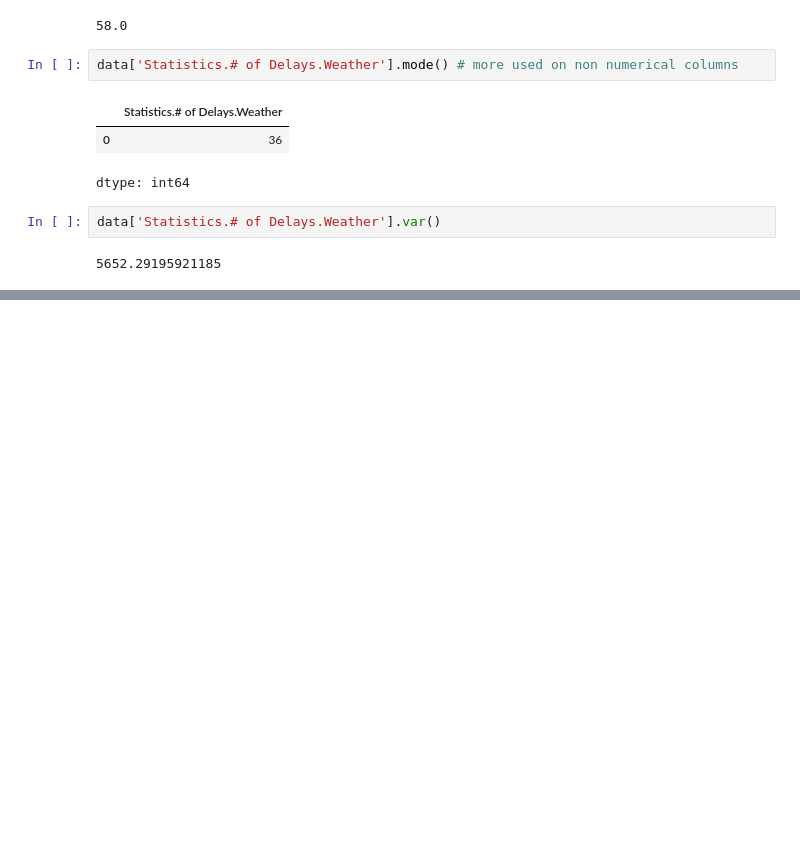
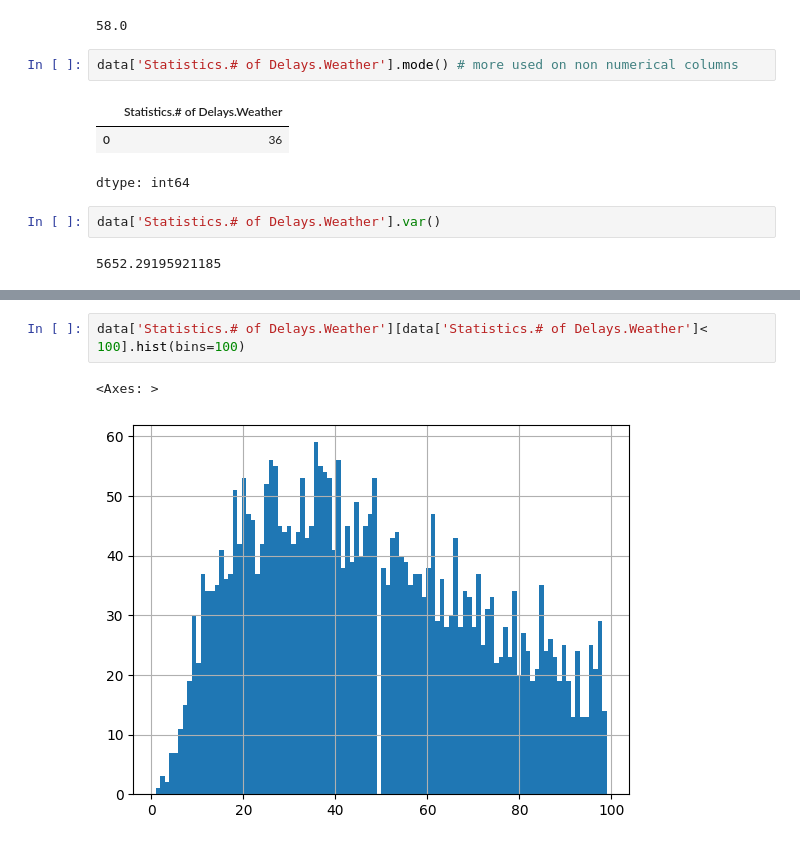
Before and after one commit to mahursh/NotesOnML, a Jupyter notebook: sharif/pandas3.ipynb, the cells around one changed output, grey strips where cells are left out. Saved outputs shown, nothing was run; the diff lists cells and outputs as text; blank space fills up the shorter version.

```diff
--- a/sharif/pandas3.ipynb
+++ b/sharif/pandas3.ipynb
@@ -540,0 +550,5 @@ data['Statistics.# of Delays.Weather'].var()
+# %%
+data['Statistics.# of Delays.Weather'][data['Statistics.# of Delays.Weather']< 100].hist(bins=100)
+# %% [output]
+<Axes: >
+[figure, added]
```
Also changed, not shown: parts of 2 cells of this notebook.
